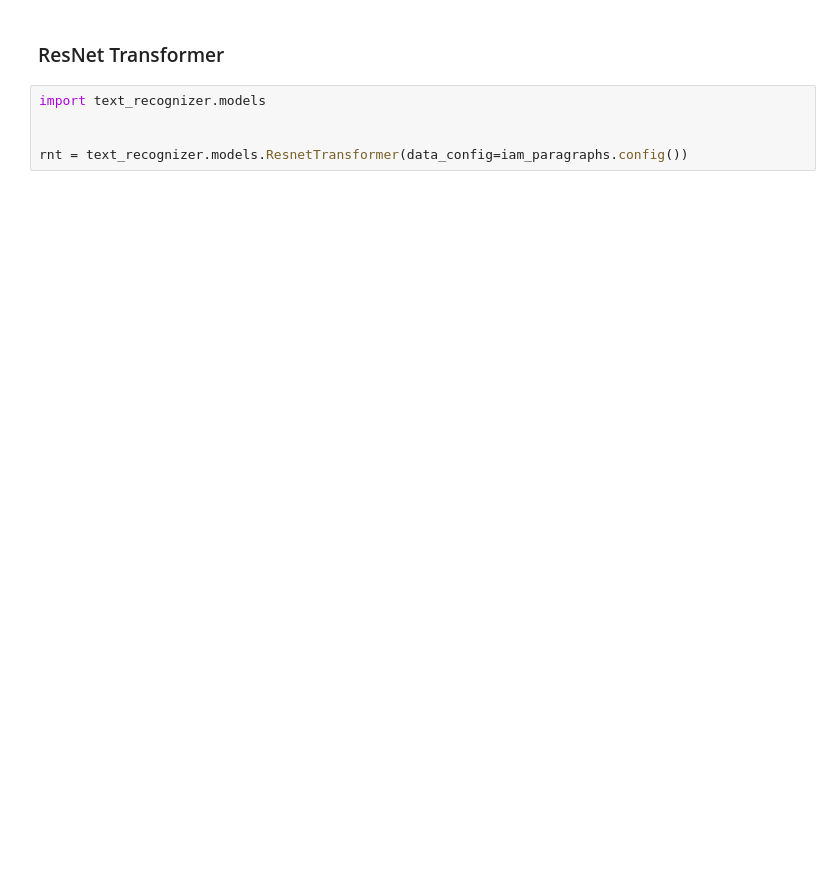
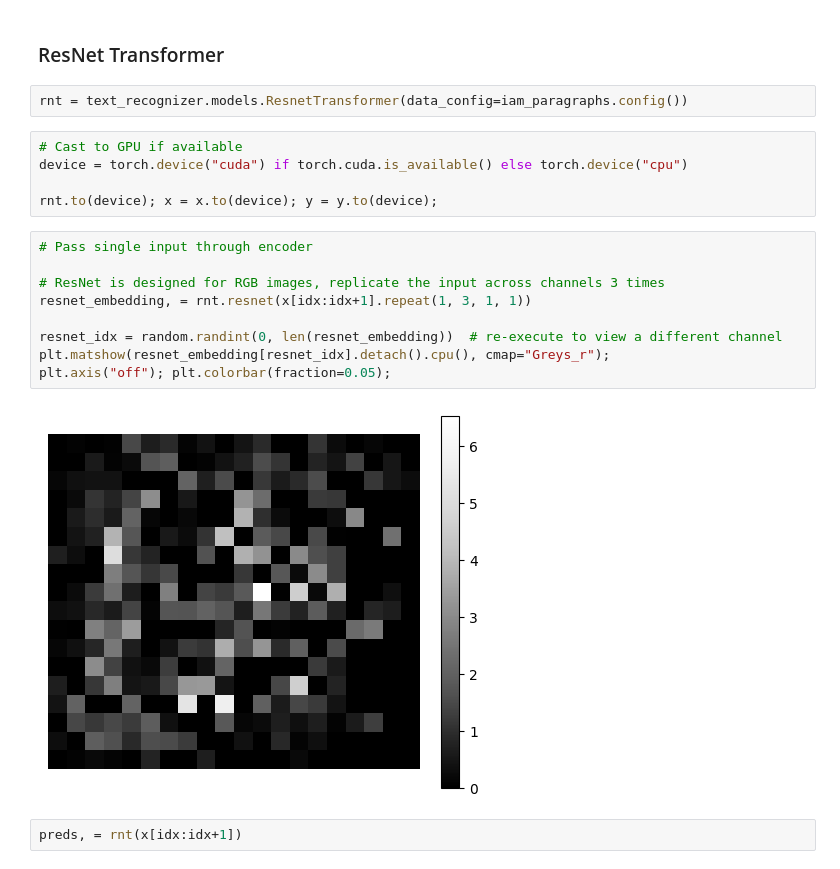
Before and after one commit to niall-turbitt/text-recognizer, a Jupyter notebook: notebooks/04_transformer_iam.ipynb, the cells around one changed output. Cells and saved outputs as stored; diff of their text form; blank space fills up the shorter version.

```diff
--- a/notebooks/04_transformer_iam.ipynb
+++ b/notebooks/04_transformer_iam.ipynb
@@ -58,7 +60,22 @@ matter on hand.<E>
 # %% [markdown]
 ### ResNet Transformer
 # %%
-import text_recognizer.models
-
-
 rnt = text_recognizer.models.ResnetTransformer(data_config=iam_paragraphs.config())
+# %%
+# Cast to GPU if available
+device = torch.device("cuda") if torch.cuda.is_available() else torch.device("cpu")
+
+rnt.to(device); x = x.to(device); y = y.to(device);
+# %%
+# Pass single input through encoder
+
+# ResNet is designed for RGB images, replicate the input across channels 3 times
+resnet_embedding, = rnt.resnet(x[idx:idx+1].repeat(1, 3, 1, 1))
+
+resnet_idx = random.randint(0, len(resnet_embedding))  # re-execute to view a different channel
+plt.matshow(resnet_embedding[resnet_idx].detach().cpu(), cmap="Greys_r");
+plt.axis("off"); plt.colorbar(fraction=0.05);
+# %% [output]
+[figure, added]
+# %%
+preds, = rnt(x[idx:idx+1])
```
Also changed, not shown: parts of 7 cells of this notebook, 4 other files.
